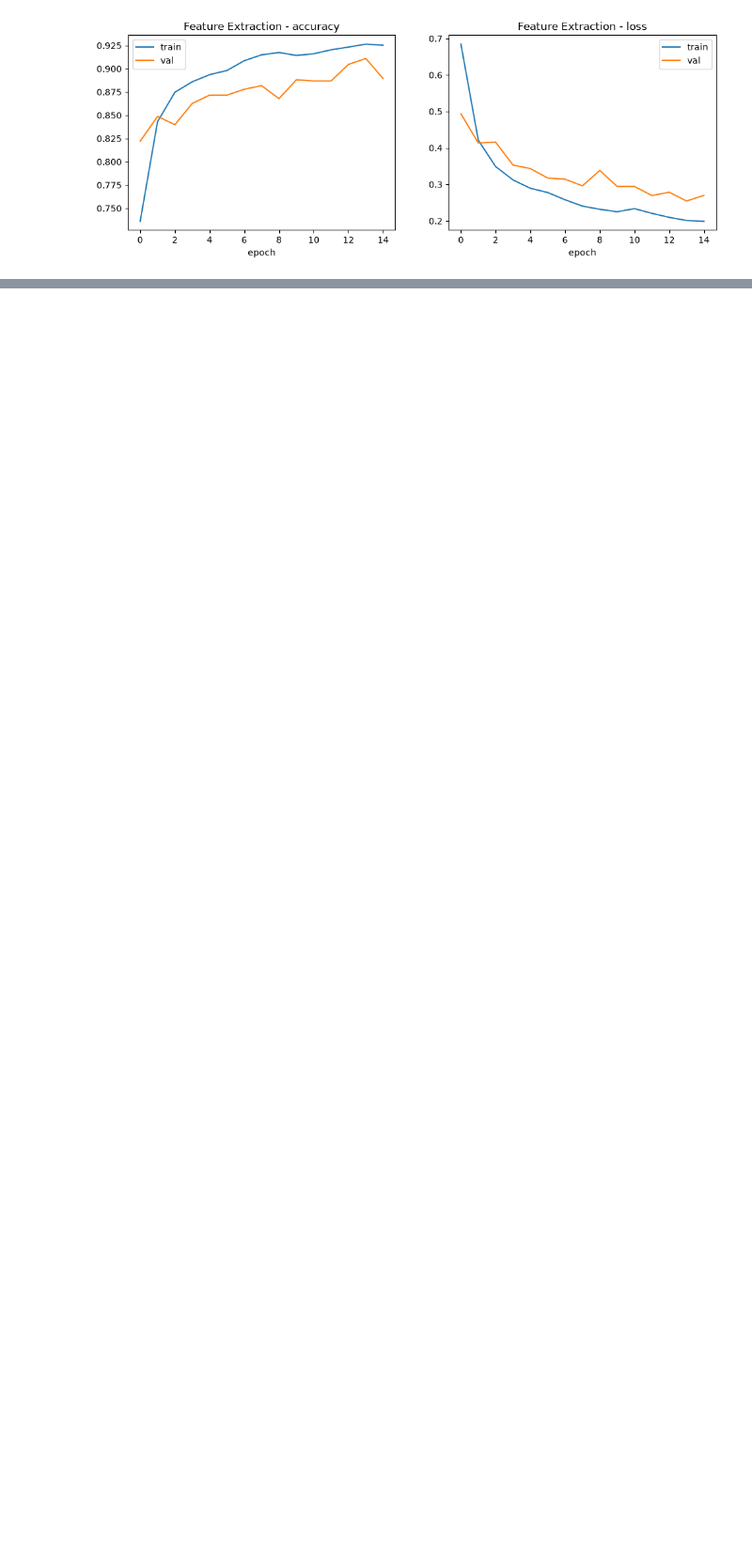
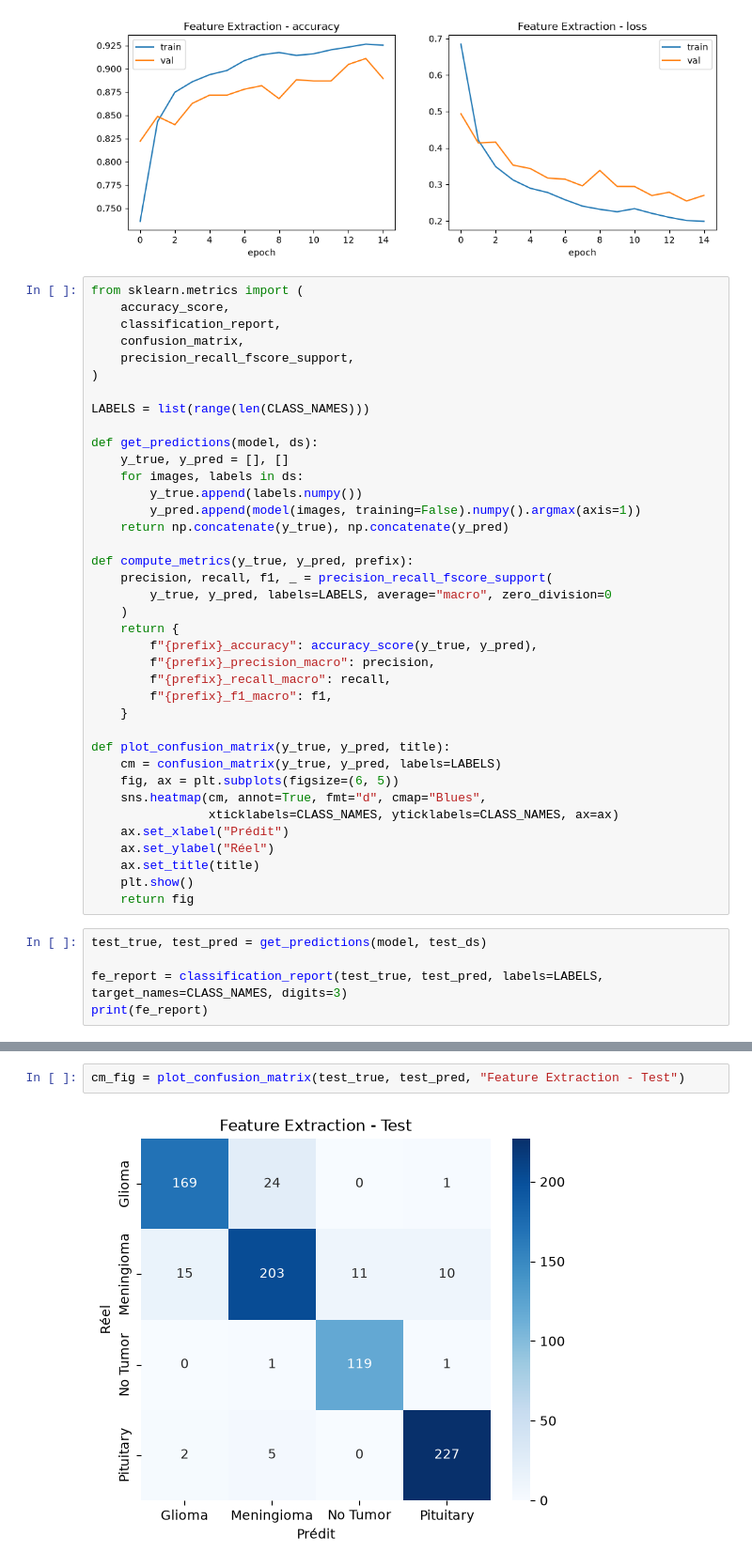
Before and after one commit to jerymy-k/DiagnosticMultimodal, a Jupyter notebook: notebooks/main.ipynb, the cells around one changed output, grey strips where cells are left out. Shown at 94% size. Saved outputs shown, nothing was run; the diff lists cells and outputs as text; blank space fills up the shorter version.

Commit message:
DIAG-20 : Évaluation Feature Extraction (test) #Terminé

```diff
--- a/notebooks/main.ipynb
+++ b/notebooks/main.ipynb
@@ -421,3 +421,46 @@ with mlflow.start_run(run_id=FE_RUN_ID):
     mlflow.log_figure(fig, "curves_feature_extraction.png")
 # %% [output]
 [figure]
+# %%
+from sklearn.metrics import (
+    accuracy_score,
+    classification_report,
+    confusion_matrix,
+    precision_recall_fscore_support,
+)
+
+LABELS = list(range(len(CLASS_NAMES)))
+
+def get_predictions(model, ds):
+    y_true, y_pred = [], []
+    for images, labels in ds:
+        y_true.append(labels.numpy())
+        y_pred.append(model(images, training=False).numpy().argmax(axis=1))
+    return np.concatenate(y_true), np.concatenate(y_pred)
+
+def compute_metrics(y_true, y_pred, prefix):
+    precision, recall, f1, _ = precision_recall_fscore_support(
+        y_true, y_pred, labels=LABELS, average="macro", zero_division=0
+    )
+    return {
+        f"{prefix}_accuracy": accuracy_score(y_true, y_pred),
+        f"{prefix}_precision_macro": precision,
+        f"{prefix}_recall_macro": recall,
+        f"{prefix}_f1_macro": f1,
+    }
+
+def plot_confusion_matrix(y_true, y_pred, title):
+    cm = confusion_matrix(y_true, y_pred, labels=LABELS)
+    fig, ax = plt.subplots(figsize=(6, 5))
+    sns.heatmap(cm, annot=True, fmt="d", cmap="Blues",
+                xticklabels=CLASS_NAMES, yticklabels=CLASS_NAMES, ax=ax)
+    ax.set_xlabel("Prédit")
+    ax.set_ylabel("Réel")
+    ax.set_title(title)
+    plt.show()
+    return fig
+# %%
+test_true, test_pred = get_predictions(model, test_ds)
+
+fe_report = classification_report(test_true, test_pred, labels=LABELS, target_names=CLASS_NAMES, digits=3)
+print(fe_report)
@@ -423,0 +478,4 @@ with mlflow.start_run(run_id=FE_RUN_ID):
+# %%
+cm_fig = plot_confusion_matrix(test_true, test_pred, "Feature Extraction - Test")
+# %% [output]
+[figure, added]
```
Also changed, not shown: parts of 2 cells of this notebook.
